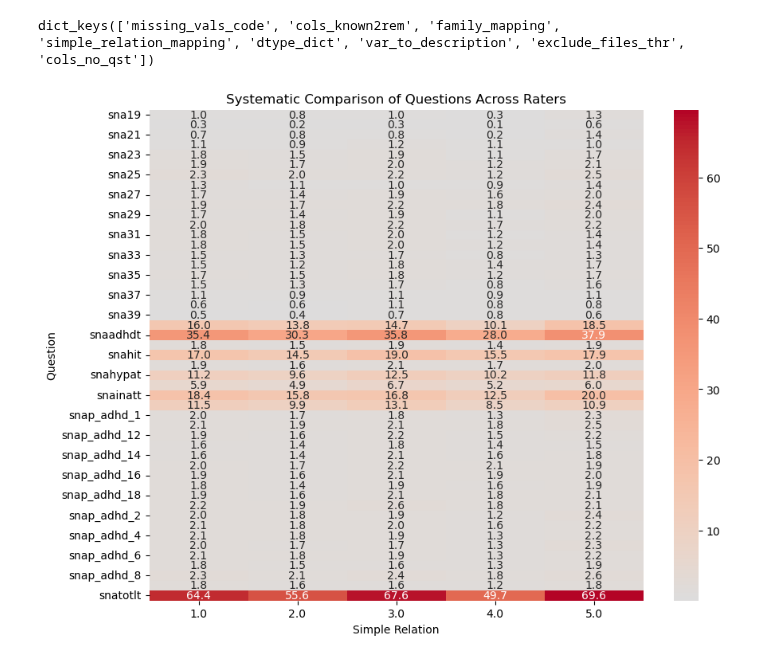
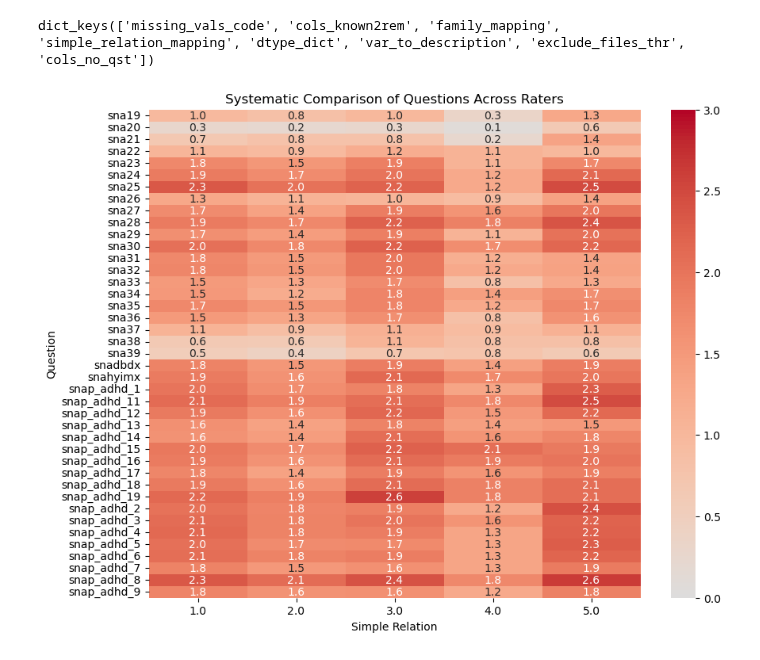
Before and after one commit to ALINA991/ADHD_fMRI, a Jupyter notebook: MTA/p_vs_t_stats.ipynb, the cells around one changed output. Drawn from its saved outputs; the diff is of its cells as text; code cells hidden in the pictures.

```diff
--- a/MTA/p_vs_t_stats.ipynb
+++ b/MTA/p_vs_t_stats.ipynb
@@ -99,7 +85,7 @@ data_dict.keys()
 # %% [output]
 dict_keys(['expect', 'masc', 'snap', 'wiat', 'demgr', 'cisp', 'ssrs', 'pcrc', 'cbcl'])
 # %%
-with open(Path(data_derived, "audit_params.json"), "r") as f:
+with open(Path(audit_path,'params' ,"audit_params.json"), "r") as f:
     params = json.load(f)
 params.keys()
 # %% [output]
@@ -153,3 +154,7 @@ Skipping type conversion for column fam_relation as it's not in info dictionary.
 print([col for col in cols2keep_stats if col in test.columns])
 # %% [output]
 ['src_subject_id', 'fam_relation']
+# %%
+summary_cols = np.concatenate(([col for col in test.columns if col.endswith('t')], cols2keep_stats))
+not_summ_cols = np.concatenate(([col for col in test.columns if col not in summary_cols], cols2keep_stats))
+print(summary_cols)
@@ -156,8 +164,14 @@ print([col for col in cols2keep_stats if col in test.columns])
 # %%
-test_long =  pd.melt(test, id_vars=["src_subject_id", relation_col], var_name="question", value_name="Score")
+test_long=  pd.melt(test, id_vars=["src_subject_id", relation_col], var_name="question", value_name="Score")
 test_long['question'] = test_long["question"].astype(str)
+
+test_long_summ=  pd.melt(test[summary_cols], id_vars=["src_subject_id", relation_col], var_name="question", value_name="Score")
+test_long_summ['question'] = test_long_summ["question"].astype(str)
+
+test_long_notsum=  pd.melt(test[not_summ_cols], id_vars=["src_subject_id", relation_col], var_name="question", value_name="Score")
+test_long_notsum['question'] = test_long_notsum["question"].astype(str)
 # %%
-test_long = test_long.drop(columns= 'src_subject_id')
+test_long_notsum = test_long_notsum.drop(columns= 'src_subject_id')
 # %%
 test_long.dtypes
 # %% [output]
@@ -172,21 +187,21 @@ dict_keys(['missing_vals_code', 'cols_known2rem', 'family_mapping', 'simple_rela
 # %%
 
 
-heatmap_data = test_long.pivot_table(
+heatmap_data = test_long_notsum.pivot_table(
     index="question",  # Rows
     columns=relation_col,  # Columns
     values="Score",  # Values
     aggfunc="mean"  # Aggregation function
 )
 
 # Plot heatmap
 plt.figure(figsize=(10, 8))
 sns.heatmap(
     heatmap_data, cmap="coolwarm", annot=True, fmt=".1f", cbar=True, center=-0
-)
+, vmin = 0, vmax = 3)
 plt.title("Systematic Comparison of Questions Across Raters")
 plt.xlabel("Simple Relation")
 plt.ylabel("Question")
 plt.show()
 # %% [output]
-[figure, old version]
+[figure, new version]
```
Also changed, not shown: parts of 57 cells of this notebook.
